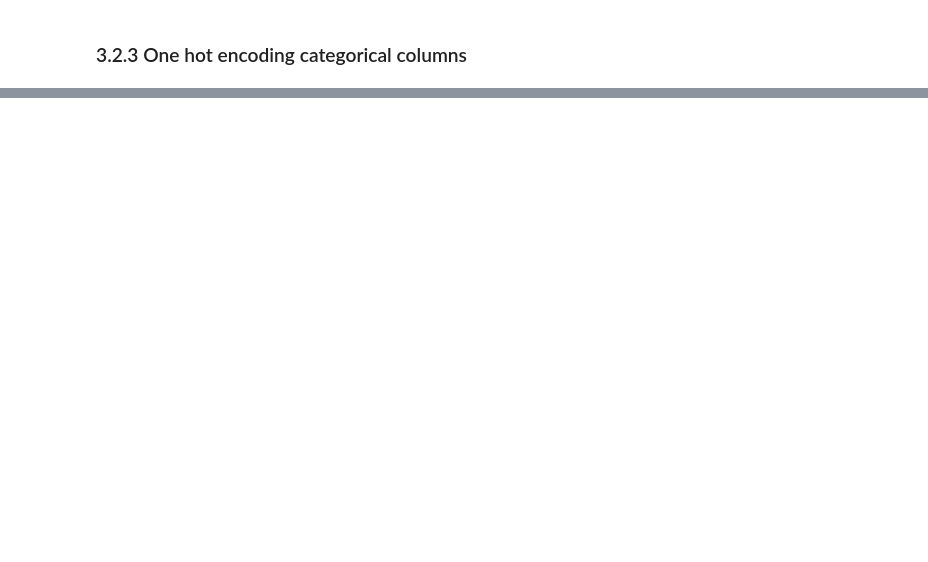
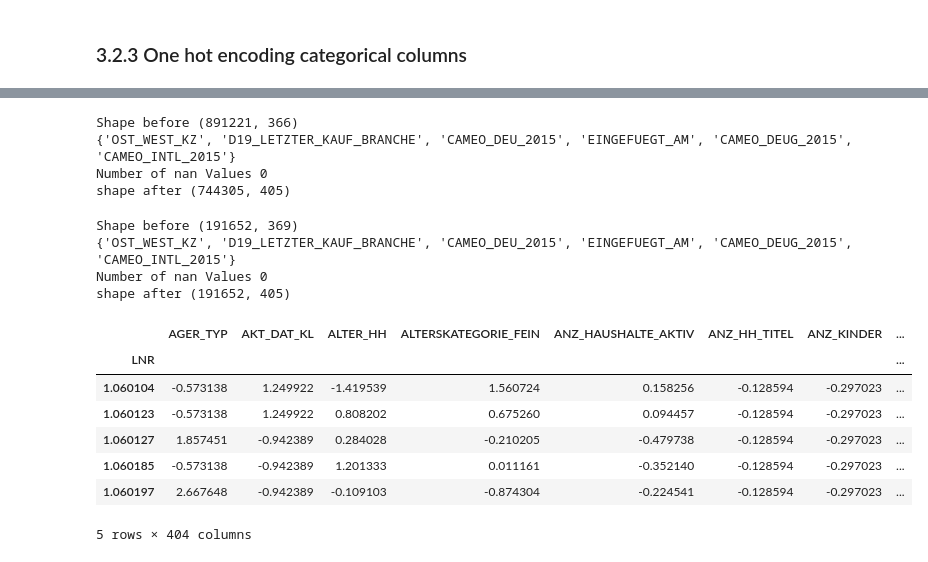
Before and after one commit to maitreytalware/Arvato-Bertelsmann-Customer-Segmentation-Capstone, a Jupyter notebook: Part 0-Get to Know the Data.ipynb, the cells around one changed output, grey strips where cells are left out. Saved outputs shown, nothing was run; the diff lists cells and outputs as text; code cells hidden in the pictures; blank space fills up the shorter version.

```diff
--- a/Part 0-Get to Know the Data.ipynb
+++ b/Part 0-Get to Know the Data.ipynb
@@ -462,0 +348,64 @@ new shape of customers after one hot encoding (191652, 405)
+# %%
+ambiguity_10=['WOHNDAUER_2008', 'KKK', 'W_KEIT_KIND_HH', 'ALTERSKATEGORIE_GROB', 'NATIONALITAET_KZ', 'PRAEGENDE_JUGENDJAHRE', 'KBA05_GBZ', 'TITEL_KZ', 'REGIOTYP', 'KBA05_BAUMAX', 'HH_EINKOMMEN_SCORE', 'GEBAEUDETYP', 'ANREDE_KZ']
+ambiguity_90=['KBA05_HERST1', 'KBA05_ALTER4', 'KBA05_SEG3', 'SEMIO_KRIT', 'KBA05_KRSKLEIN', 'KBA05_MOD4', 'KBA05_HERST5', 'KBA05_SEG4', 'KBA05_ZUL3', 'KBA05_ZUL4', 'SEMIO_PFLICHT', 'KBA05_KRSZUL', 'KBA05_FRAU', 'KBA05_KRSAQUOT', 'KBA05_MAXBJ', 'KBA05_ZUL1', 'KBA05_MOTOR', 'KBA05_KW3', 'KBA05_MAXAH', 'KBA05_MOD3', 'SEMIO_SOZ', 'KBA05_MODTEMP', 'KBA05_SEG1', 'KBA05_SEG9', 'SEMIO_FAM', 'SEMIO_KAEM', 'KBA05_ALTER1', 'KBA05_DIESEL', 'KBA05_HERST4', 'KBA05_MAXSEG', 'KBA05_MOTRAD', 'RELAT_AB', 'SEMIO_ERL', 'KBA05_MOD2', 'KBA05_VORB0', 'KBA05_VORB2', 'KBA05_ALTER3', 'KBA05_KW2', 'KBA05_ANHANG', 'KBA05_MOD8', 'KBA05_SEG6', 'KBA05_SEG5', 'KBA05_KRSOBER', 'KBA05_AUTOQUOT', 'KBA05_ALTER2', 'SEMIO_VERT', 'KBA05_KW1', 'KBA05_SEG8', 'KBA05_VORB1', 'ZABEOTYP', 'KBA05_KRSHERST3', 'KBA05_SEG10', 'KBA05_CCM4', 'SEMIO_LUST', 'KBA05_KRSHERST1', 'KBA05_KRSVAN', 'KBA05_MAXHERST', 'KBA05_SEG7', 'SEMIO_RAT', 'KBA05_CCM3', 'KBA05_CCM1', 'KBA05_CCM2', 'KBA05_ZUL2', 'KBA05_MAXVORB', 'KBA05_SEG2', 'KBA05_KRSHERST2', 'SEMIO_KULT', 'KBA05_HERSTTEMP', 'SEMIO_REL', 'SEMIO_DOM', 'SEMIO_TRADV', 'KBA05_HERST3', 'KBA05_HERST2', 'KBA05_MOD1', 'SEMIO_MAT']
+# %%
+from sklearn.preprocessing import StandardScaler
+def preprocess(df,name=None):
+    print("Shape before",df.shape)
+    if name=='customers':
+        df=df.drop(['PRODUCT_GROUP','CUSTOMER_GROUP','ONLINE_PURCHASE'],axis=1)
+
+    if name=='azdias':
+        df=df[df.isnull().sum(axis=1)<=20].reset_index(drop=True)
+    # finding numeric and categorical columns
+
+    Numeric_columns=df.select_dtypes(include=np.number).columns.tolist()
+    categorical_col=set(df.columns).difference(set(Numeric_columns))
+    # numeric cols to numeric
+    print(categorical_col)
+    df[Numeric_columns]=df[Numeric_columns].apply(pd.to_numeric)
+    # drop columns to avoid lot of columns
+    df=df.drop('D19_LETZTER_KAUF_BRANCHE',axis=1)
+    df=df.drop('EINGEFUEGT_AM',axis=1)
+    #
+    df[['CAMEO_DEUG_2015','CAMEO_INTL_2015','CAMEO_DEU_2015']]=df[['CAMEO_DEUG_2015','CAMEO_INTL_2015','CAMEO_DEU_2015']].replace(['X','XX'],-1)
+    df[['CAMEO_DEUG_2015','CAMEO_INTL_2015']]=df[['CAMEO_DEUG_2015','CAMEO_INTL_2015']].apply(pd.to_numeric)
+    #
+
+    df[ambiguity_10]=df[ambiguity_10].replace(0,-1)
+    df[ambiguity_90]=df[ambiguity_90].replace(9,-1)
+    df=df.drop(['ALTER_KIND4', 'ALTER_KIND3', 'ALTER_KIND2', 'ALTER_KIND1'],axis=1)
+    df=df.fillna(df.mode().iloc[0])
+    print("Number of nan Values",df.isna().sum().sum())
+    df=pd.get_dummies(df)
+
+    scaler = StandardScaler()
+    df[df.columns] = scaler.fit_transform(df)
+    print("shape after",df.shape)
+    df = df.set_index('LNR')
+    return df
+# %%
+scaled_azdias=preprocess(azdias,'azdias')
+# %% [output]
+Shape before (891221, 366)
+{'OST_WEST_KZ', 'D19_LETZTER_KAUF_BRANCHE', 'CAMEO_DEU_2015', 'EINGEFUEGT_AM', 'CAMEO_DEUG_2015', 'CAMEO_INTL_2015'}
+Number of nan Values 0
+shape after (744305, 405)
+# %%
+scaled_customers=preprocess(customers,'customers')
+# %% [output]
+Shape before (191652, 369)
+{'OST_WEST_KZ', 'D19_LETZTER_KAUF_BRANCHE', 'CAMEO_DEU_2015', 'EINGEFUEGT_AM', 'CAMEO_DEUG_2015', 'CAMEO_INTL_2015'}
+Number of nan Values 0
+shape after (191652, 405)
+# %%
+scaled_azdias.head()
+# %% [output]
+|  | AGER_TYP | AKT_DAT_KL | ALTER_HH | ALTERSKATEGORIE_FEIN | ANZ_HAUSHALTE_AKTIV | ANZ_HH_TITEL | ANZ_KINDER | ... |
+| LNR |  |  |  |  |  |  |  | ... |
+| 1.060104 | -0.573138 | 1.249922 | -1.419539 | 1.560724 | 0.158256 | -0.128594 | -0.297023 | ... |
+| 1.060123 | -0.573138 | 1.249922 | 0.808202 | 0.675260 | 0.094457 | -0.128594 | -0.297023 | ... |
+| 1.060127 | 1.857451 | -0.942389 | 0.284028 | -0.210205 | -0.479738 | -0.128594 | -0.297023 | ... |
+| 1.060185 | -0.573138 | -0.942389 | 1.201333 | 0.011161 | -0.352140 | -0.128594 | -0.297023 | ... |
+| 1.060197 | 2.667648 | -0.942389 | -0.109103 | -0.874304 | -0.224541 | -0.128594 | -0.297023 | ... |
+5 rows × 404 columns
```
Also changed, not shown: parts of 34 cells of this notebook.
